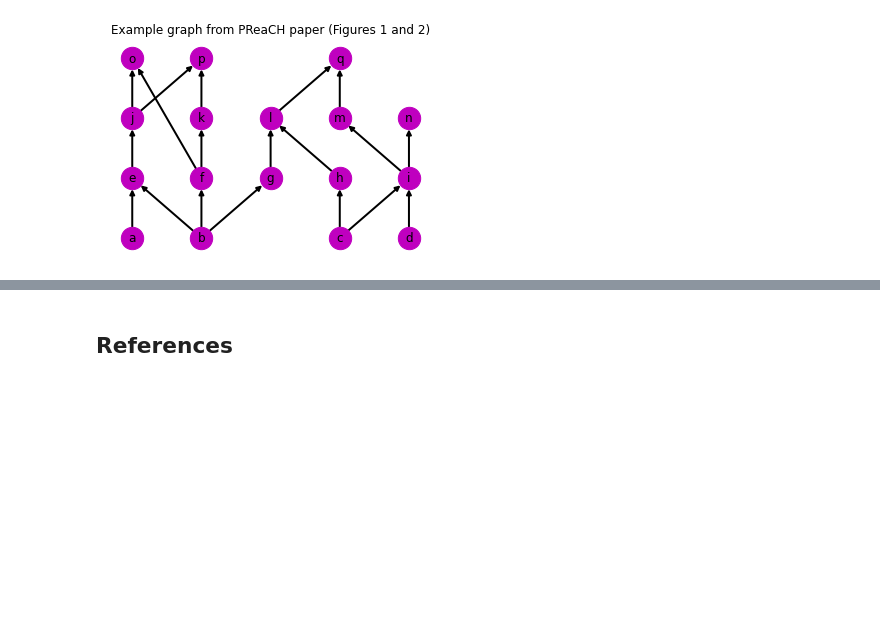
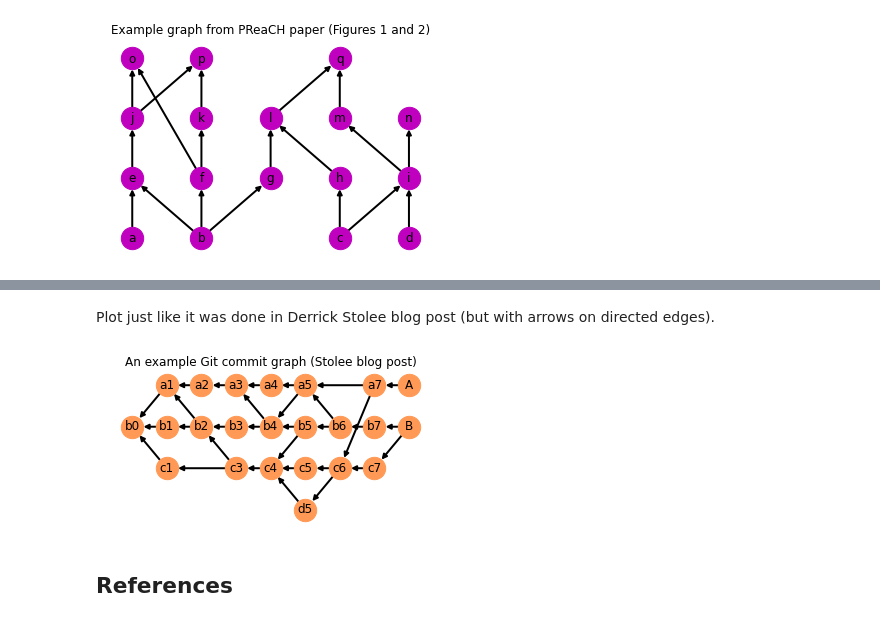
Before and after one commit to jnareb/git-commit-graph-ext, a Jupyter notebook: 03_example_graphs.ipynb, the cells around one changed output, grey strips where cells are left out. Drawn from its saved outputs; the diff is of its cells as text; code cells hidden in the pictures; blank space fills up the shorter version.

```diff
--- a/03_example_graphs.ipynb
+++ b/03_example_graphs.ipynb
@@ -429,0 +438,36 @@ plt.show()
+# %%
+#export
+def commit_graph():
+    """Create an example of Git commit graph
+
+    This graph is taken from Derrick Stolee series of blog posts
+    "Supercharging the Git Commit Graph".
+
+    Positions of nodes in the drawing from `commit-graph-example.png`
+    is stored in `pos` attribute of returned graph object.
+
+    Returns
+    -------
+    graph : networkx.DiGraph
+        An example Git commit graph (from Stolee blog post)
+    """
+    cg=nx.DiGraph()
+    cg.add_edges_from([('A','a7'),('a7','a5'),            ('a5','a4'),('a4','a3'),('a3','a2'),('a2','a1'),('a1','b0'),
+                       ('B','b7'),('b7','b6'),('b6','b5'),('b5','b4'),('b4','b3'),('b3','b2'),('b2','b1'),('b1','b0'),
+                       ('B','c7'),('c7','c6'),('c6','c5'),('c5','c4'),('c4','c3'),('c3','c1'),            ('c1','b0'),
+                       # short-lived branch
+                       ('c6','d5'),('d5','c4'),
+                       # cross-connections (merges)
+                       ('a7','c6'),
+                       ('b6','a5'),('a5','b4'),('b4','a3'),
+                       ('b5','c4'),
+                       ('c3','b2'),('b2','a1'),
+                      ])
+
+    cg.pos={'b0':(0,1),'b1':(1,1),'b2':(2,1),'b3':(3,1),'b4':(4,1),'b5':(5,1),'b6':(6,1),'b7':(7,1),'B':(8,1),
+                       'a1':(1,0),'a2':(2,0),'a3':(3,0),'a4':(4,0),'a5':(5,0),           'a7':(7,0),'A':(8,0),
+                       'c1':(1,2),           'c3':(3,2),'c4':(4,2),'c5':(5,2),'c6':(6,2),'c7':(7,2),
+                                                                   'd5':(5,3),
+           }
+
+    return cg
@@ -430,3 +492,16 @@ plt.show()
+# %% [markdown]
+Plot just like it was done in Derrick Stolee blog post (but with arrows on directed edges).
+# %%
+cg=commit_graph()
+
+plt.axis("off")
+plt.gca().set_aspect(1.2)
+plt.title('An example Git commit graph (Stolee blog post)')
+nx.draw_networkx(cg,pos={n:(x,-y) for (n,(x,y)) in cg.pos.items()},
+                 node_size=500,width=2.0,node_color='#ff9955')
+plt.show()
+# %% [output]
+[figure, added]
 # %% [markdown]
 ## References
 # %% [markdown]
```
Also changed, not shown: parts of 9 cells of this notebook, 6 other files.
